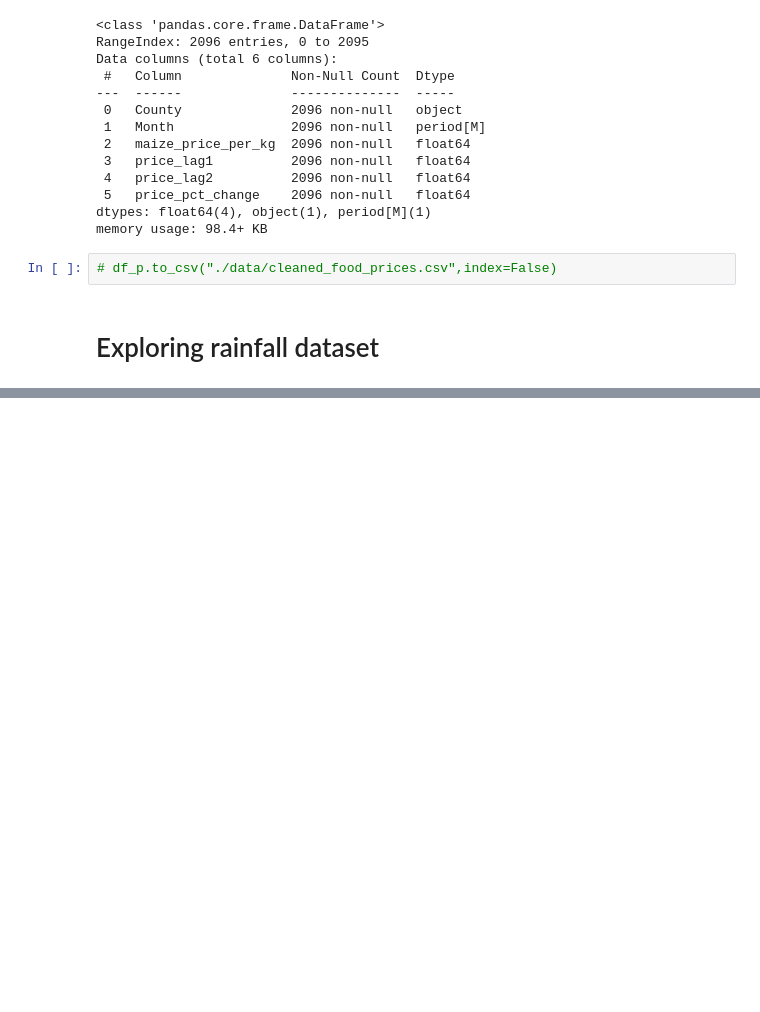
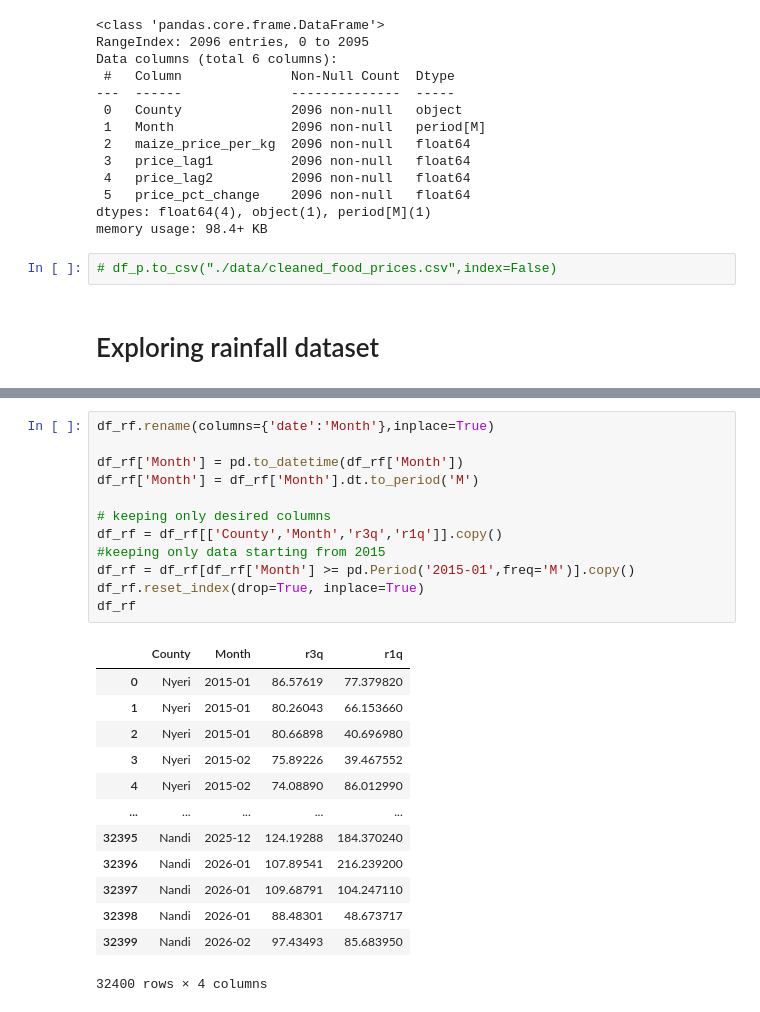
Before and after one commit to MrDenzy/PHASE-5-PROJECT---PREDICTING-FOOD-INSECURITY, a Jupyter notebook: notebooks/data_explore.ipynb, the cells around one changed output, grey strips where cells are left out. Drawn from its saved outputs; the diff is of its cells as text; blank space fills up the shorter version.

```diff
--- a/notebooks/data_explore.ipynb
+++ b/notebooks/data_explore.ipynb
@@ -1080,0 +1197,26 @@ memory usage: 98.4+ KB
+# %%
+df_rf.rename(columns={'date':'Month'},inplace=True)
+
+df_rf['Month'] = pd.to_datetime(df_rf['Month'])
+df_rf['Month'] = df_rf['Month'].dt.to_period('M')
+
+# keeping only desired columns
+df_rf = df_rf[['County','Month','r3q','r1q']].copy()
+#keeping only data starting from 2015
+df_rf = df_rf[df_rf['Month'] >= pd.Period('2015-01',freq='M')].copy()
+df_rf.reset_index(drop=True, inplace=True)
+df_rf
+# %% [output]
+|  | County | Month | r3q | r1q |
+| 0 | Nyeri | 2015-01 | 86.57619 | 77.379820 |
+| 1 | Nyeri | 2015-01 | 80.26043 | 66.153660 |
+| 2 | Nyeri | 2015-01 | 80.66898 | 40.696980 |
+| 3 | Nyeri | 2015-02 | 75.89226 | 39.467552 |
+| 4 | Nyeri | 2015-02 | 74.08890 | 86.012990 |
+| ... | ... | ... | ... | ... |
+| 32395 | Nandi | 2025-12 | 124.19288 | 184.370240 |
+| 32396 | Nandi | 2026-01 | 107.89541 | 216.239200 |
+| 32397 | Nandi | 2026-01 | 109.68791 | 104.247110 |
+| 32398 | Nandi | 2026-01 | 88.48301 | 48.673717 |
+| 32399 | Nandi | 2026-02 | 97.43493 | 85.683950 |
+32400 rows × 4 columns
```
Also changed, not shown: parts of 8 cells of this notebook, 1 other file.
